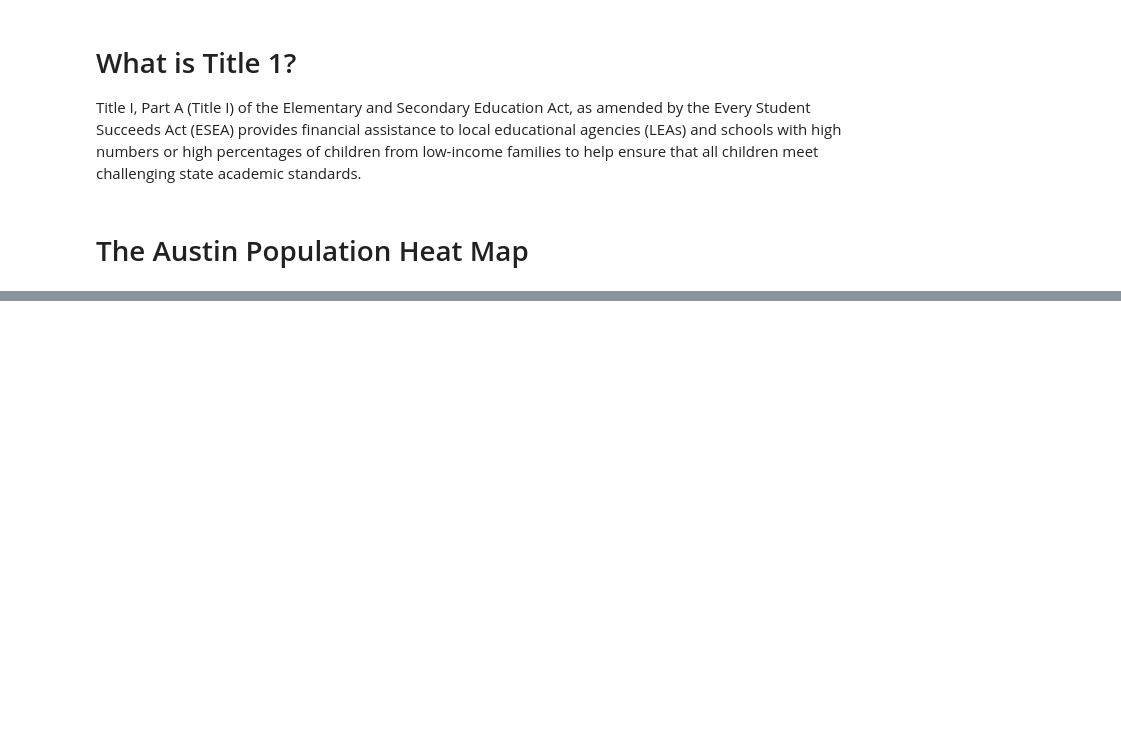
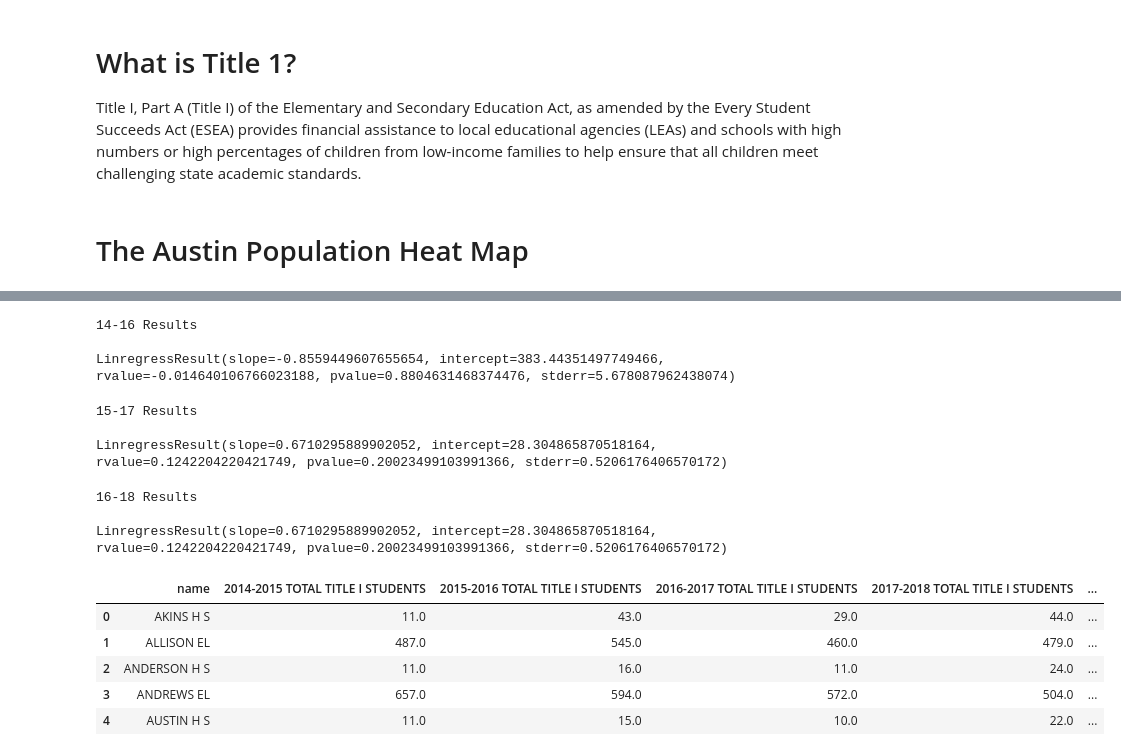
Before and after one commit to camfoy/Title-I-Enrollment-Project, a Jupyter notebook: Title1enrollmentAcrossAustin.ipynb, the cells around one changed output, grey strips where cells are left out. Cells and saved outputs as stored; diff of their text form; code cells hidden in the pictures; blank space fills up the shorter version.

```diff
--- a/Title1enrollmentAcrossAustin.ipynb
+++ b/Title1enrollmentAcrossAustin.ipynb
@@ -223,0 +188,31 @@ top_5.unstack().iplot(kind='bar', yTitle='Student Enrollment', xTitle='Campus Na
+# %%
+%store -r firstR
+print("14-16 Results", firstR, sep='\n\n')
+# %% [output]
+14-16 Results
+
+LinregressResult(slope=-0.8559449607655654, intercept=383.44351497749466, rvalue=-0.014640106766023188, pvalue=0.8804631468374476, stderr=5.678087962438074)
+# %%
+%store -r secondR
+print("15-17 Results", secondR, sep='\n\n')
+# %% [output]
+15-17 Results
+
+LinregressResult(slope=0.6710295889902052, intercept=28.304865870518164, rvalue=0.1242204220421749, pvalue=0.20023499103991366, stderr=0.5206176406570172)
+# %%
+%store -r thirdR
+print("16-18 Results", secondR, sep='\n\n')
+# %% [output]
+16-18 Results
+
+LinregressResult(slope=0.6710295889902052, intercept=28.304865870518164, rvalue=0.1242204220421749, pvalue=0.20023499103991366, stderr=0.5206176406570172)
+# %%
+%store -r ethnicity_total_df
+ethnicity_total_df.head()
+# %% [output]
+|  | name | 2014-2015 TOTAL TITLE I STUDENTS | 2015-2016 TOTAL TITLE I STUDENTS | 2016-2017 TOTAL TITLE I STUDENTS | 2017-2018 TOTAL TITLE I STUDENTS | ... |
+| 0 | AKINS H S | 11.0 | 43.0 | 29.0 | 44.0 | ... |
+| 1 | ALLISON EL | 487.0 | 545.0 | 460.0 | 479.0 | ... |
+| 2 | ANDERSON H S | 11.0 | 16.0 | 11.0 | 24.0 | ... |
+| 3 | ANDREWS EL | 657.0 | 594.0 | 572.0 | 504.0 | ... |
+| 4 | AUSTIN H S | 11.0 | 15.0 | 10.0 | 22.0 | ... |
```
Also changed, not shown: parts of 16 cells of this notebook.
